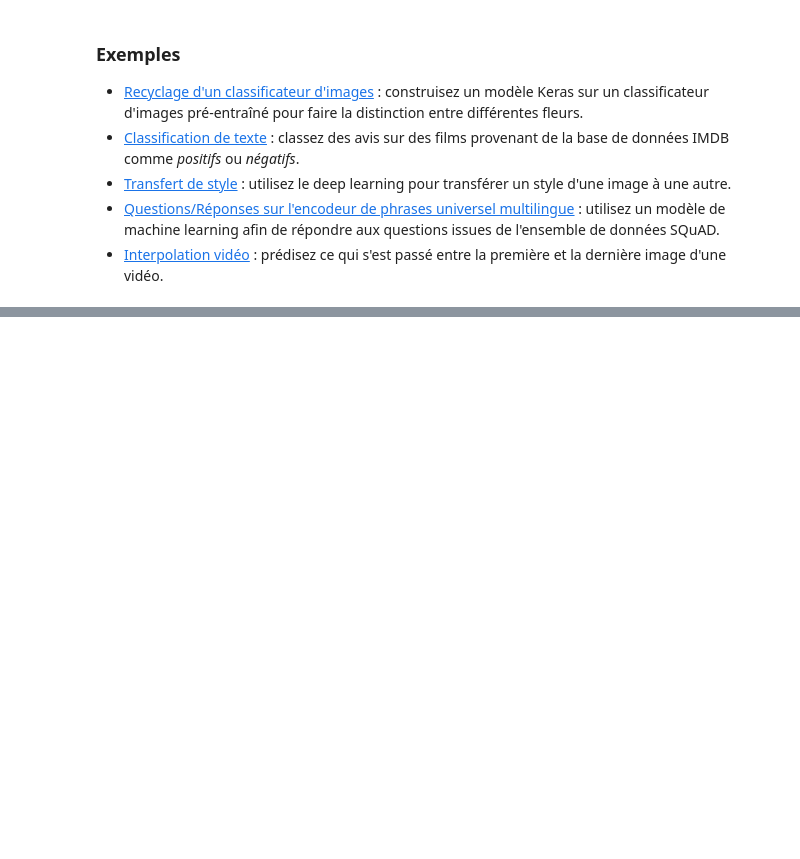
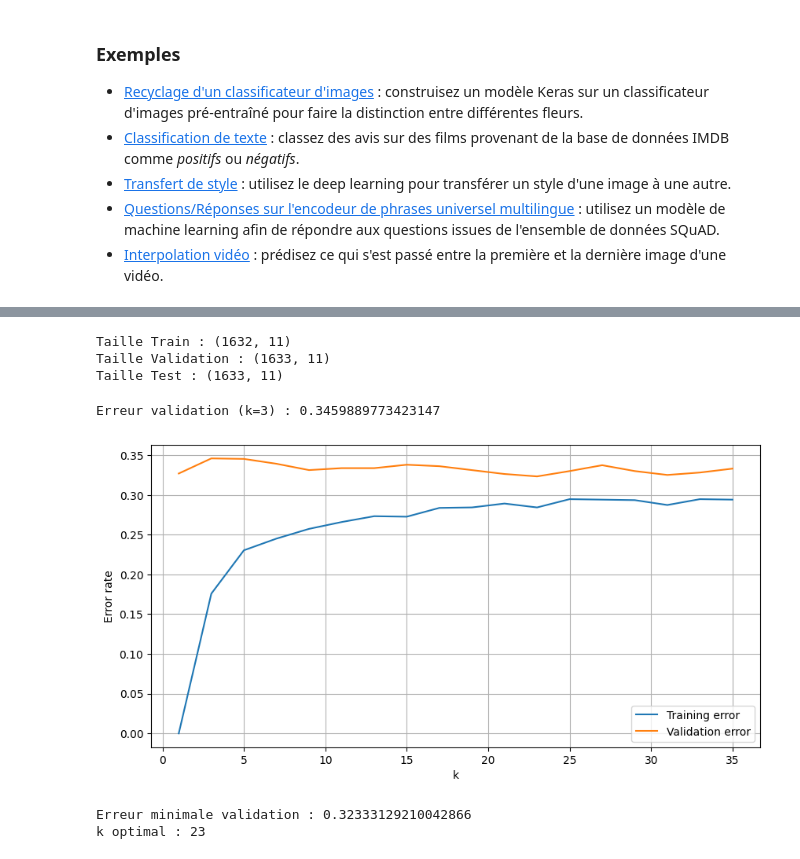
Before and after one commit to berradimeriemencg/DS2025, a Jupyter notebook: Bienvenue_dans_Colab.ipynb, the cells around one changed output, grey strips where cells are left out. Saved outputs shown, nothing was run; the diff lists cells and outputs as text; code cells hidden in the pictures; blank space fills up the shorter version.

```diff
--- a/Bienvenue_dans_Colab.ipynb
+++ b/Bienvenue_dans_Colab.ipynb
@@ -399,0 +262,74 @@ Voici quelques notebooks liés au machine learning, y compris le cours en ligne
+# %%
+from sklearn.model_selection import train_test_split
+
+# Split 1 : Train + Test
+Xa, Xt, Ya, Yt = train_test_split(
+    X, Y, shuffle=True, test_size=1/3, stratify=Y
+)
+
+# Split 2 : Train + Validation
+Xa, Xv, Ya, Yv = train_test_split(
+    Xa, Ya, shuffle=True, test_size=0.5, stratify=Ya
+)
+
+print("Taille Train :", Xa.shape)
+print("Taille Validation :", Xv.shape)
+print("Taille Test :", Xt.shape)
+# %% [output]
+Taille Train : (1632, 11)
+Taille Validation : (1633, 11)
+Taille Test : (1633, 11)
+# %%
+from sklearn.neighbors import KNeighborsClassifier
+from sklearn.metrics import accuracy_score
+
+k = 3
+clf = KNeighborsClassifier(n_neighbors=k)
+clf.fit(Xa, Ya)
+
+# Prédiction validation
+Ypred_v = clf.predict(Xv)
+
+# Erreur validation
+error_v = 1 - accuracy_score(Yv, Ypred_v)
+print("Erreur validation (k=3) :", error_v)
+# %% [output]
+Erreur validation (k=3) : 0.3459889773423147
+# %%
+k_vector = np.arange(1, 37, 2)   # 1, 3, 5, ... 35
+error_train = np.empty(k_vector.shape)
+error_val = np.empty(k_vector.shape)
+
+for ind, k in enumerate(k_vector):
+
+    clf = KNeighborsClassifier(n_neighbors=k)
+    clf.fit(Xa, Ya)
+
+    # Train
+    Ypred_train = clf.predict(Xa)
+    error_train[ind] = 1 - accuracy_score(Ya, Ypred_train)
+
+    # Validation
+    Ypred_val = clf.predict(Xv)
+    error_val[ind] = 1 - accuracy_score(Yv, Ypred_val)
+
+# Courbes
+plt.figure(figsize=(10,5))
+plt.plot(k_vector, error_train, label="Training error")
+plt.plot(k_vector, error_val, label="Validation error")
+plt.xlabel("k")
+plt.ylabel("Error rate")
+plt.legend()
+plt.grid()
+plt.show()
+# %% [output]
+[figure, added]
+# %%
+err_min, ind_opt = error_val.min(), error_val.argmin()
+k_star = k_vector[ind_opt]
+
+print("Erreur minimale validation :", err_min)
+print("k optimal :", k_star)
+# %% [output]
+Erreur minimale validation : 0.32333129210042866
+k optimal : 23
```
Also changed, not shown: parts of 26 cells of this notebook.
